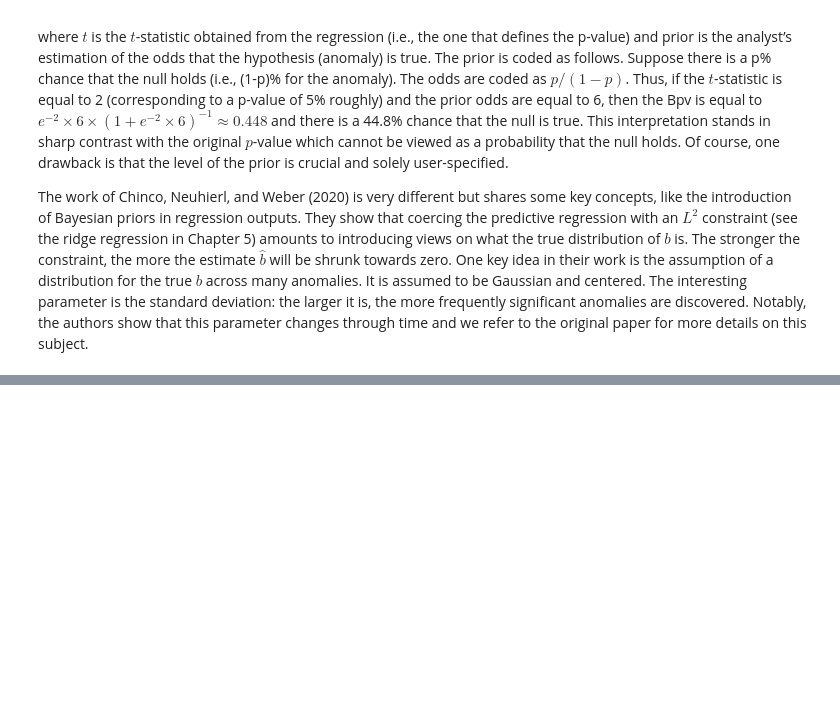
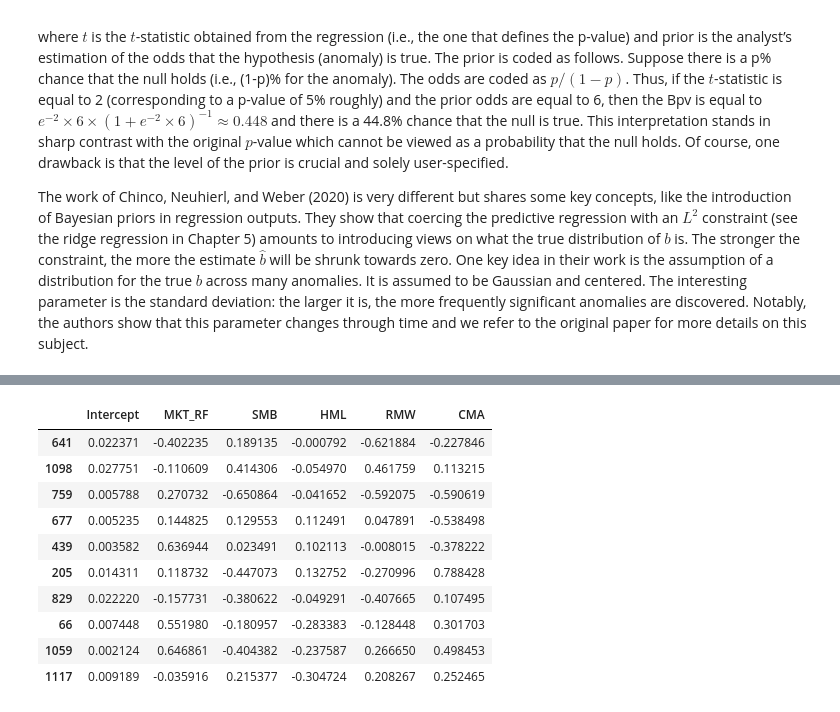
Before and after one commit to ryansdowning/python_mlfactor, a Jupyter notebook: notebooks/Chapter_3_Factor_investing_and_asset_pricing_anomalies.ipynb, the cells around one changed output, grey strips where cells are left out. Saved outputs shown, nothing was run; the diff lists cells and outputs as text; code cells hidden in the pictures; blank space fills up the shorter version.

```diff
--- a/notebooks/Chapter_3_Factor_investing_and_asset_pricing_anomalies.ipynb
+++ b/notebooks/Chapter_3_Factor_investing_and_asset_pricing_anomalies.ipynb
@@ -115,8 +119,15 @@ In the dataset we use for the book, we proxy the value anomaly not with the book
 
 Below, we import data from Ken French’s data library. We will use it later on in the chapter.
 # %%
-min_date = datetime.datetime(1963, 7, 31)
-max_date = datetime.datetime(2020, 3, 28)
-ff_factors = pd.read_csv('../data/FF_factors.csv').drop('Unnamed: 0', axis=1)
-ff_factors.dropna(inplace=True)
-ff_factors['date'] = pd.to_datetime(ff_factors['date'])
+def load_ff_factors():
+    min_date = datetime.datetime(1963, 7, 31)
+    max_date = datetime.datetime(2020, 3, 28)
+    ff_factors = pd.read_csv('../data/FF_factors.csv').drop('Unnamed: 0', axis=1)
+    ff_factors.dropna(inplace=True)
+    ff_factors['date'] = pd.to_datetime(ff_factors['date'])
+    ff_factors[['MKT_RF', 'SMB', 'HML', 'RMW', 'CMA', 'RF']] /= 100  # Scale returns
+    ff_factors = ff_factors[(min_date <= ff_factors['date']) & (max_date >= ff_factors['date'])]  # Keep only recent dates
+    return ff_factors.sort_values('date')
+
+ff_factors = load_ff_factors()
+ff_factors.head()  # A look at the data (see table)
@@ -200,0 +244,19 @@ The work of Chinco, Neuhierl, and Weber (2020) is very different but shares some
+# %%
+import statsmodels.formula.api as smf
+data_fm.rename(columns={stock: f"_{stock}_" for stock in stock_sample}, inplace=True)
+formulas = [f"_{stock}_~ MKT_RF + SMB + HML + RMW + CMA" for stock in stock_sample]  # Model spec
+models = [smf.ols(formula, data=data_fm).fit() for formula in formulas]  # Call ols(...).fit()
+betas = pd.DataFrame({stock: model.params for stock, model in zip(stock_sample, models)}).T  # Extract the betas
+betas
+# %% [output]
+|  | Intercept | MKT_RF | SMB | HML | RMW | CMA |
+| 641 | 0.022371 | -0.402235 | 0.189135 | -0.000792 | -0.621884 | -0.227846 |
+| 1098 | 0.027751 | -0.110609 | 0.414306 | -0.054970 | 0.461759 | 0.113215 |
+| 759 | 0.005788 | 0.270732 | -0.650864 | -0.041652 | -0.592075 | -0.590619 |
+| 677 | 0.005235 | 0.144825 | 0.129553 | 0.112491 | 0.047891 | -0.538498 |
+| 439 | 0.003582 | 0.636944 | 0.023491 | 0.102113 | -0.008015 | -0.378222 |
+| 205 | 0.014311 | 0.118732 | -0.447073 | 0.132752 | -0.270996 | 0.788428 |
+| 829 | 0.022220 | -0.157731 | -0.380622 | -0.049291 | -0.407665 | 0.107495 |
+| 66 | 0.007448 | 0.551980 | -0.180957 | -0.283383 | -0.128448 | 0.301703 |
+| 1059 | 0.002124 | 0.646861 | -0.404382 | -0.237587 | 0.266650 | 0.498453 |
+| 1117 | 0.009189 | -0.035916 | 0.215377 | -0.304724 | 0.208267 | 0.252465 |
```
Also changed, not shown: parts of 15 cells of this notebook.
